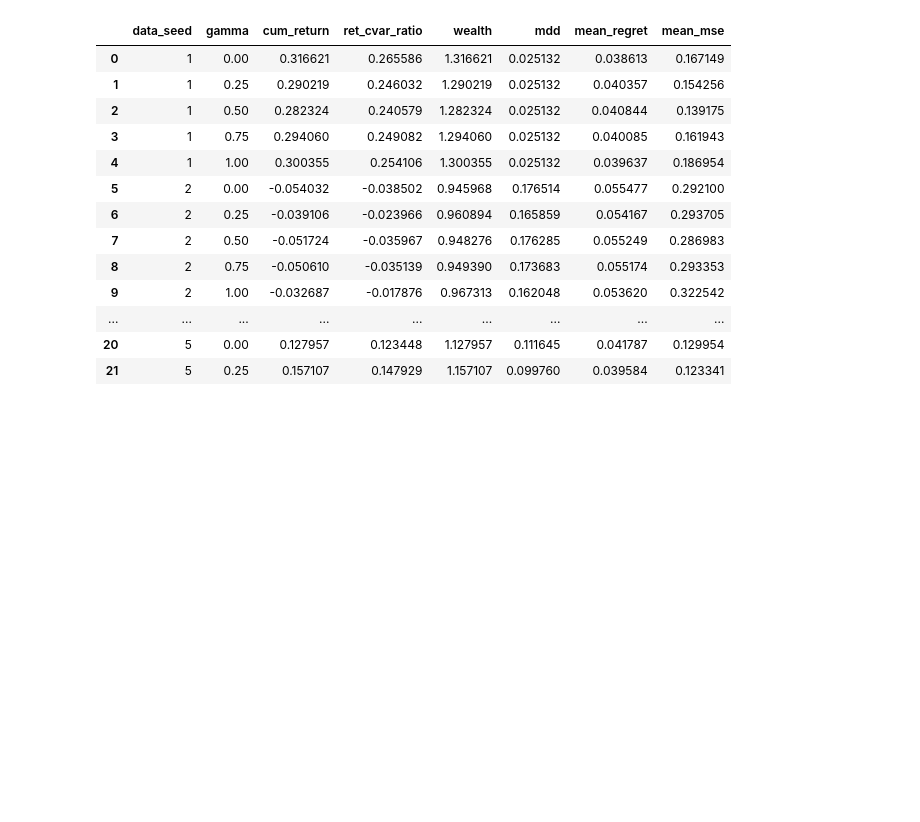
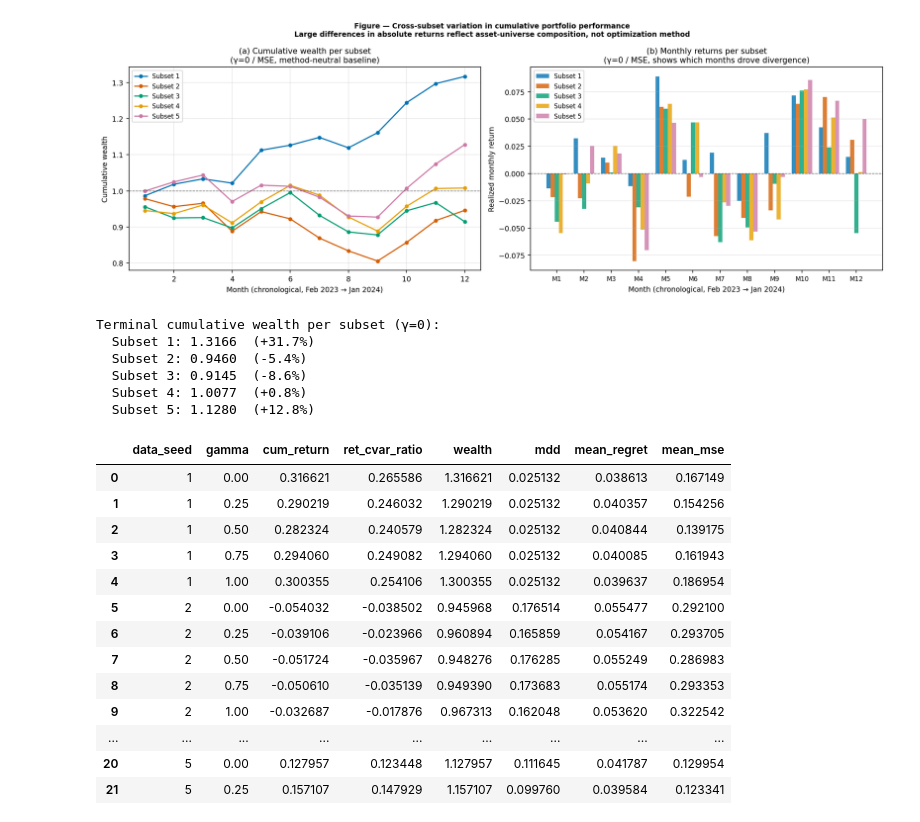
Before and after one commit to Maxiwall99/Decision-Focused-Portfolio-Optimization, a Jupyter notebook: notebooks/analysis.ipynb, the cells around one changed output. Saved outputs shown, nothing was run; the diff lists cells and outputs as text; code cells hidden in the pictures; blank space fills up the shorter version.

```diff
--- a/notebooks/analysis.ipynb
+++ b/notebooks/analysis.ipynb
@@ -215,3 +421,77 @@ Name: cvar_binding, dtype: float64
+# %%
+# ── Cumulative wealth paths per subset (averaged across gamma) ────────────────
+# Shows how different the 5 asset universes are, independent of method
+
+fig, axes = plt.subplots(1, 2, figsize=(14, 5))
+
+seed_colors = ['#0072B2', '#D55E00', '#009E73', '#E69F00', '#CC79A7']
+
+# ── Left: cumulative wealth path per subset (gamma=0 only, method-neutral) ───
+ax = axes[0]
+for i, seed in enumerate(range(1, 6)):
+    sub = (df[(df['data_seed'] == seed) & (df['gamma'] == 0.0)]
+           .sort_values('test_index', ascending=False))
+    monthly_returns = sub['realized_return'].values
+    wealth_path     = np.cumprod(1 + monthly_returns)
+    ax.plot(range(1, 13), wealth_path,
+            label=f'Subset {seed}', color=seed_colors[i],
+            linewidth=1.5, marker='o', markersize=4)
+
+ax.axhline(1.0, color='black', linewidth=0.8, linestyle='--', alpha=0.5)
+ax.set_xlabel('Month (chronological, Feb 2023 → Jan 2024)')
+ax.set_ylabel('Cumulative wealth')
+ax.set_title('(a) Cumulative wealth per subset\n(γ=0 / MSE, method-neutral baseline)')
+ax.legend(fontsize=8)
+ax.grid(alpha=0.3)
+
+# ── Right: monthly returns per subset as bar chart ────────────────────────────
+# Shows which months drove differences between subsets
+ax = axes[1]
+width   = 0.15
+x       = np.arange(12)
+
+for i, seed in enumerate(range(1, 6)):
+    sub = (df[(df['data_seed'] == seed) & (df['gamma'] == 0.0)]
+           .sort_values('test_index', ascending=False))
+    monthly_returns = sub['realized_return'].values
+    ax.bar(x + i * width, monthly_returns,
+           width=width, label=f'Subset {seed}',
+           color=seed_colors[i], alpha=0.8)
+
+ax.axhline(0.0, color='black', linewidth=0.8, linestyle='--', alpha=0.5)
+ax.set_xlabel('Month (chronological, Feb 2023 → Jan 2024)')
+ax.set_ylabel('Realized monthly return')
+ax.set_title('(b) Monthly returns per subset\n(γ=0 / MSE, shows which months drove divergence)')
+ax.set_xticks(x + width * 2)
+ax.set_xticklabels([f'M{m}' for m in range(1, 13)], fontsize=8)
+ax.legend(fontsize=8)
+ax.grid(axis='y', alpha=0.3)
+
+fig.suptitle(
+    'Figure — Cross-subset variation in cumulative portfolio performance\n'
+    'Large differences in absolute returns reflect asset-universe composition, '
+    'not optimization method',
+    fontsize=9, fontweight='bold'
+)
+plt.tight_layout()
+plt.savefig('fig_subset_cumreturn_differences.pdf', bbox_inches='tight')
+plt.show()
+
+# ── Print terminal wealth per subset to accompany plot ────────────────────────
+print("Terminal cumulative wealth per subset (γ=0):")
+for seed in range(1, 6):
+    sub = (df[(df['data_seed'] == seed) & (df['gamma'] == 0.0)]
+           .sort_values('test_index', ascending=False))
+    w = float(np.prod(1 + sub['realized_return'].values))
+    print(f"  Subset {seed}: {w:.4f}  ({(w-1)*100:+.1f}%)")
+# %% [output]
+[figure, added]
+Terminal cumulative wealth per subset (γ=0):
+  Subset 1: 1.3166  (+31.7%)
+  Subset 2: 0.9460  (-5.4%)
+  Subset 3: 0.9145  (-8.6%)
+  Subset 4: 1.0077  (+0.8%)
+  Subset 5: 1.1280  (+12.8%)
 # %%
 sm_df
 # %% [output]
```
Also changed, not shown: parts of 2 cells of this notebook, 6 other files.
